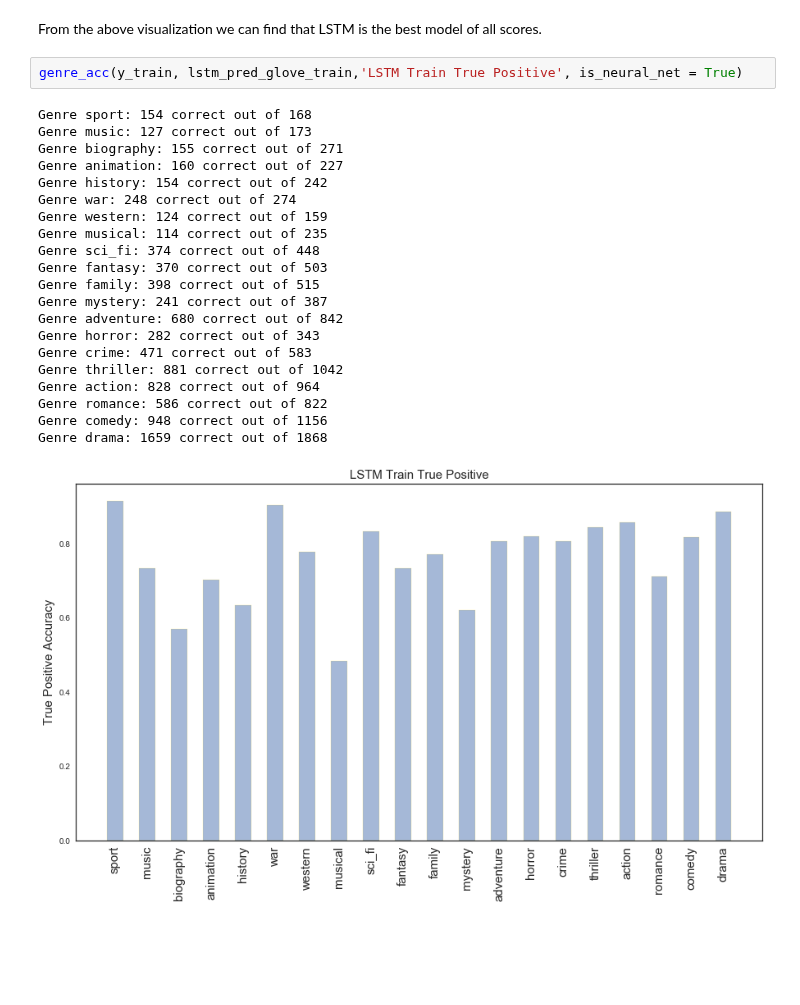
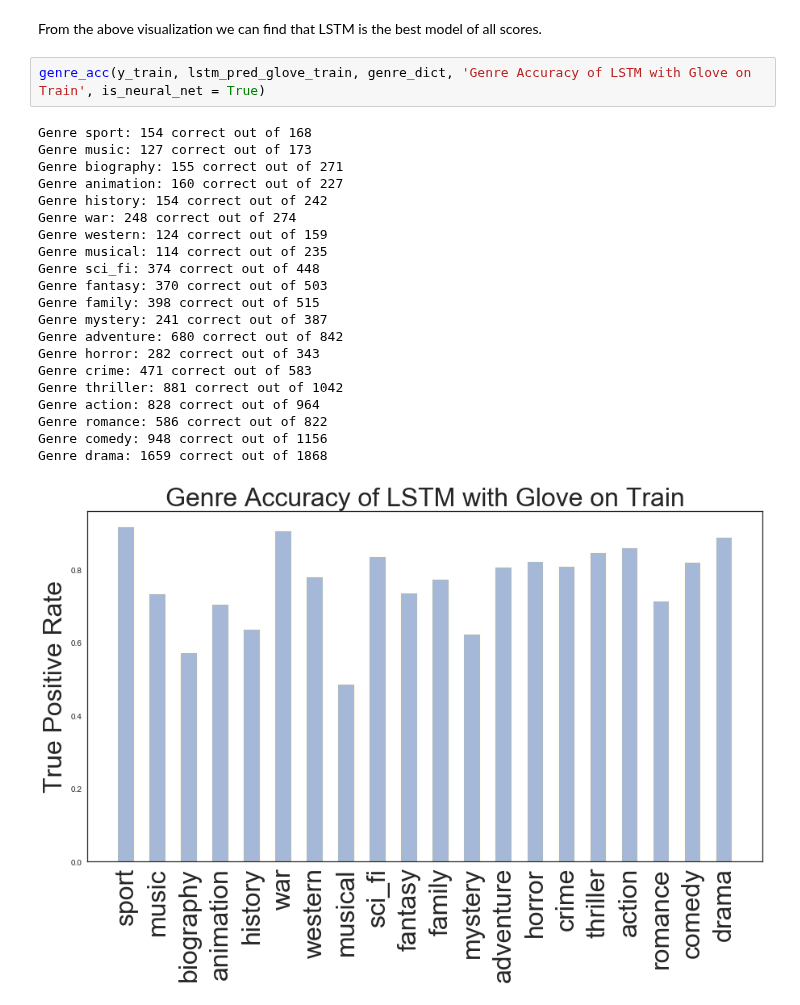
Before and after one commit to BoyuanSun930/cs209b-g6-movie, a Jupyter notebook: Glove.ipynb, the cells around one changed output. Cells and saved outputs as stored; diff of their text form; blank space fills up the shorter version.

```diff
--- a/Glove.ipynb
+++ b/Glove.ipynb
@@ -706,27 +711,27 @@ plt.show()
 # %% [markdown]
 From the above visualization we can find that LSTM is the best model of all scores.
 # %%
-genre_acc(y_train, lstm_pred_glove_train,'LSTM Train True Positive', is_neural_net = True)
+genre_acc(y_train, lstm_pred_glove_train, genre_dict, 'Genre Accuracy of LSTM with Glove on Train', is_neural_net = True)
 # %% [output]
 Genre sport: 154 correct out of 168
 Genre music: 127 correct out of 173
 Genre biography: 155 correct out of 271
 Genre animation: 160 correct out of 227
 Genre history: 154 correct out of 242
 Genre war: 248 correct out of 274
 Genre western: 124 correct out of 159
 Genre musical: 114 correct out of 235
 Genre sci_fi: 374 correct out of 448
 Genre fantasy: 370 correct out of 503
 Genre family: 398 correct out of 515
 Genre mystery: 241 correct out of 387
 Genre adventure: 680 correct out of 842
 Genre horror: 282 correct out of 343
 Genre crime: 471 correct out of 583
 Genre thriller: 881 correct out of 1042
 Genre action: 828 correct out of 964
 Genre romance: 586 correct out of 822
 Genre comedy: 948 correct out of 1156
 Genre drama: 1659 correct out of 1868
-[figure, old version]
+[figure, new version]
 # %%
```
Also changed, not shown: parts of 7 cells of this notebook.
